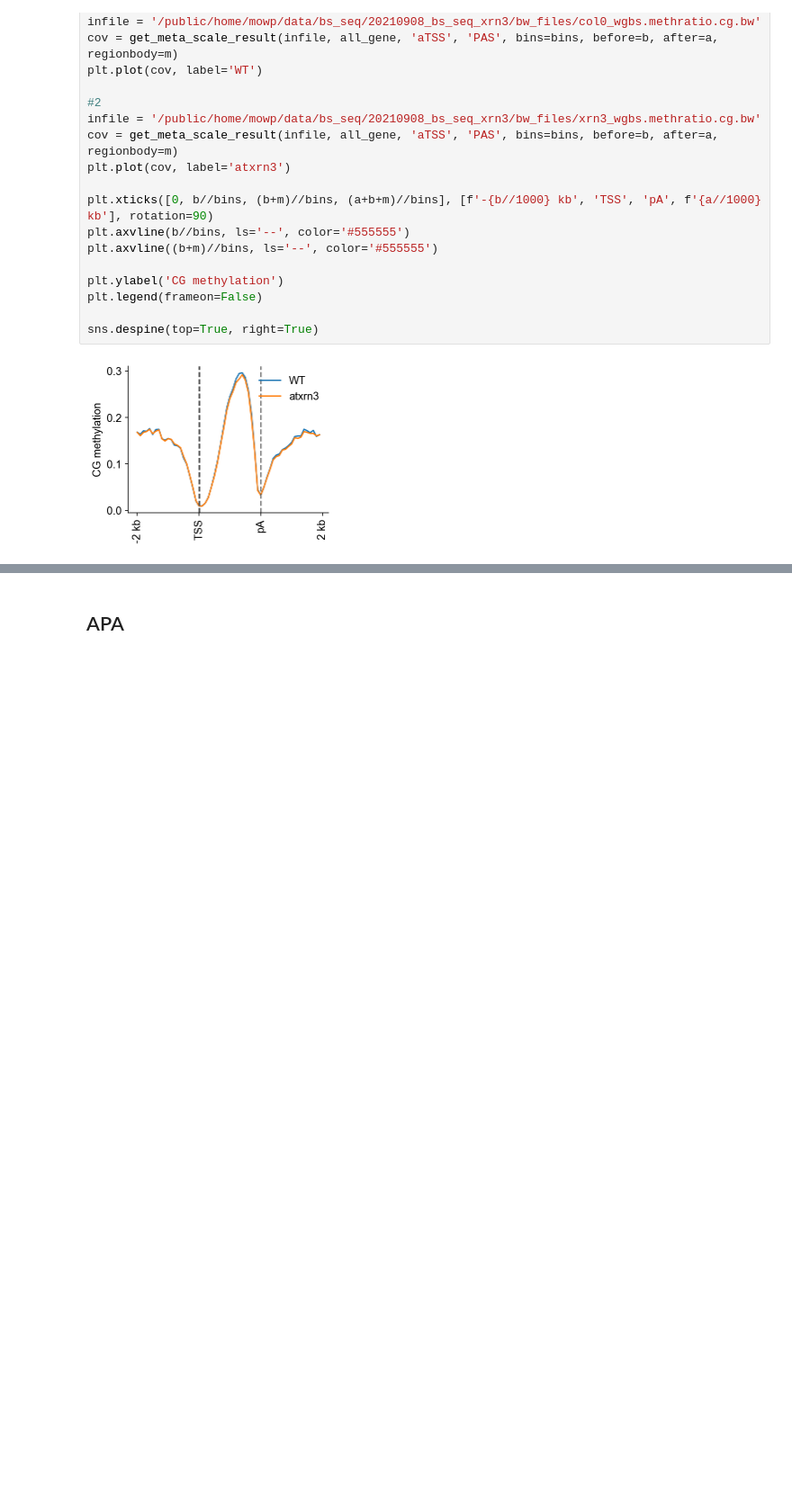
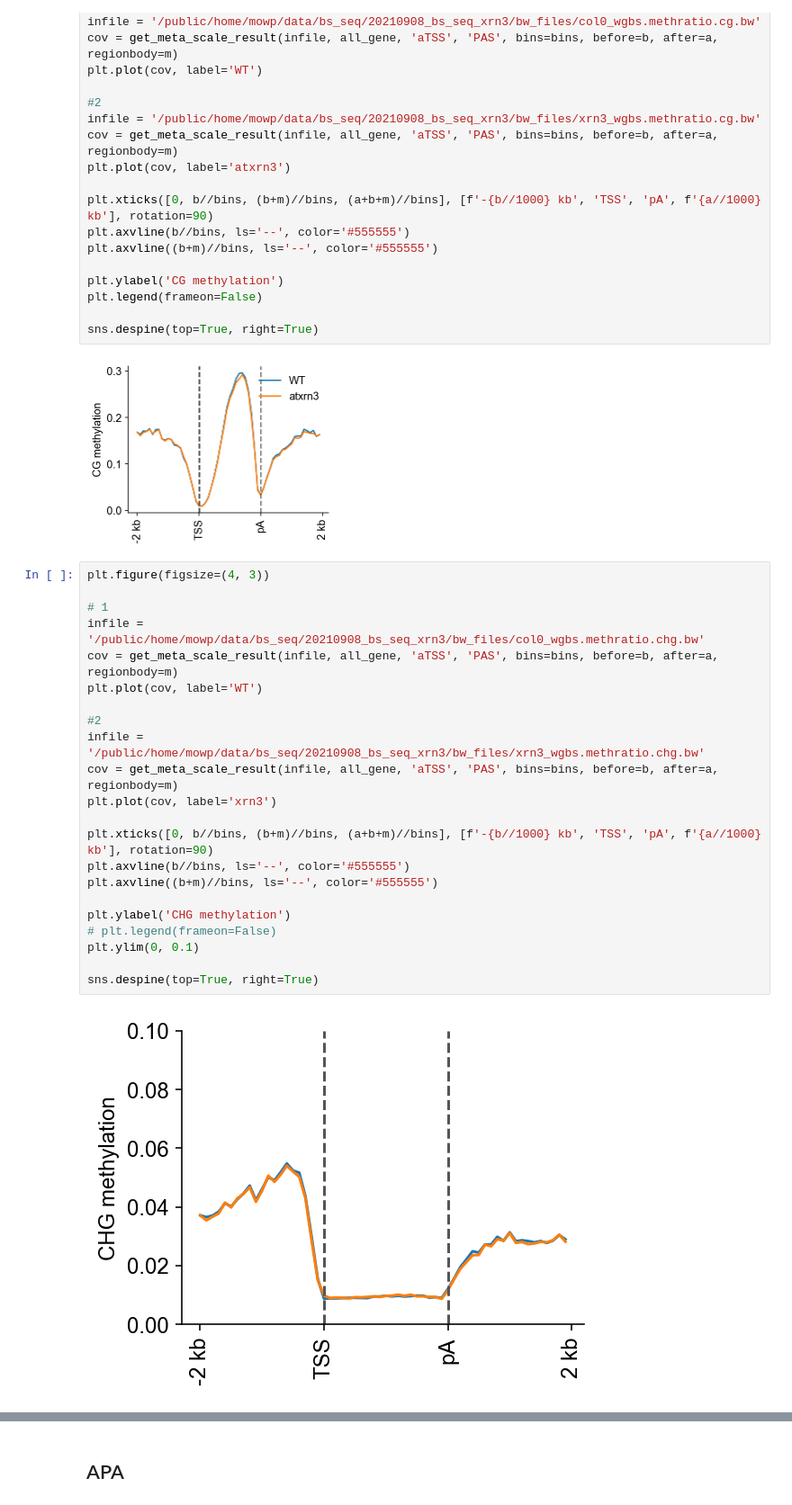
Before and after one commit to ZhaiLab-SUSTech/Termination_landscape, a Jupyter notebook: notebooks/metaplot_for_bs_seq.ipynb, the cells around one changed output, grey strips where cells are left out. Shown: that part at 90% size. Drawn from its saved outputs; the diff is of its cells as text; blank space fills up the shorter version.

Commit message:
feat: methylation ratio for CG, CHG and CHH

```diff
--- a/notebooks/metaplot_for_bs_seq.ipynb
+++ b/notebooks/metaplot_for_bs_seq.ipynb
@@ -406,3 +408,27 @@ plt.legend(frameon=False)
 sns.despine(top=True, right=True)
 # %% [output]
 [figure]
+# %%
+plt.figure(figsize=(4, 3))
+
+# 1
+infile = '/public/home/mowp/data/bs_seq/20210908_bs_seq_xrn3/bw_files/col0_wgbs.methratio.chg.bw'
+cov = get_meta_scale_result(infile, all_gene, 'aTSS', 'PAS', bins=bins, before=b, after=a, regionbody=m)
+plt.plot(cov, label='WT')
+
+#2
+infile = '/public/home/mowp/data/bs_seq/20210908_bs_seq_xrn3/bw_files/xrn3_wgbs.methratio.chg.bw'
+cov = get_meta_scale_result(infile, all_gene, 'aTSS', 'PAS', bins=bins, before=b, after=a, regionbody=m)
+plt.plot(cov, label='xrn3')
+
+plt.xticks([0, b//bins, (b+m)//bins, (a+b+m)//bins], [f'-{b//1000} kb', 'TSS', 'pA', f'{a//1000} kb'], rotation=90)
+plt.axvline(b//bins, ls='--', color='#555555')
+plt.axvline((b+m)//bins, ls='--', color='#555555')
+
+plt.ylabel('CHG methylation')
+# plt.legend(frameon=False)
+plt.ylim(0, 0.1)
+
+sns.despine(top=True, right=True)
+# %% [output]
+[figure, added]
```
Also changed, not shown: parts of 2 cells of this notebook.
